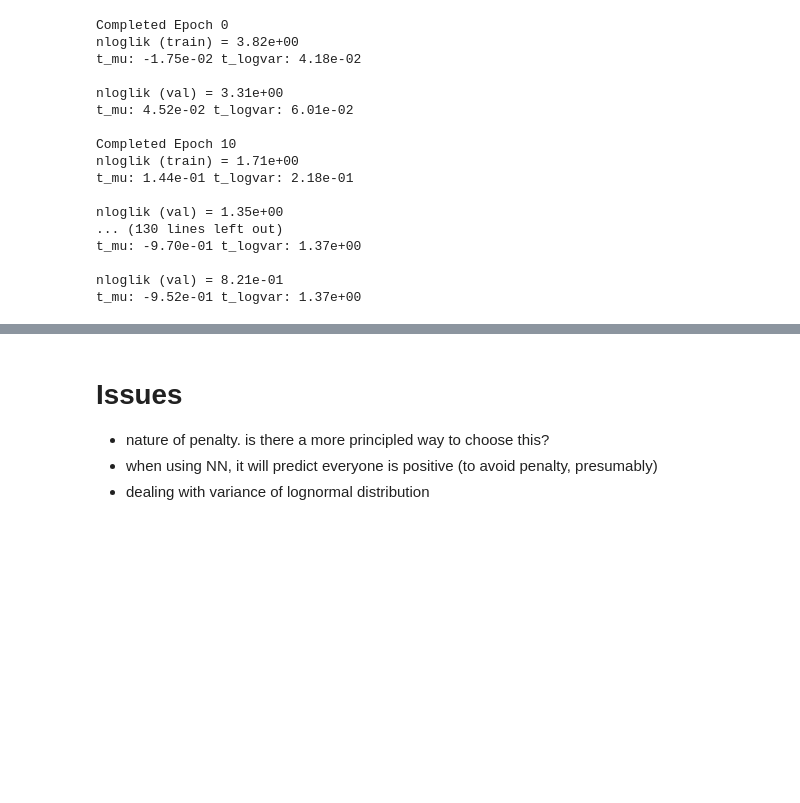
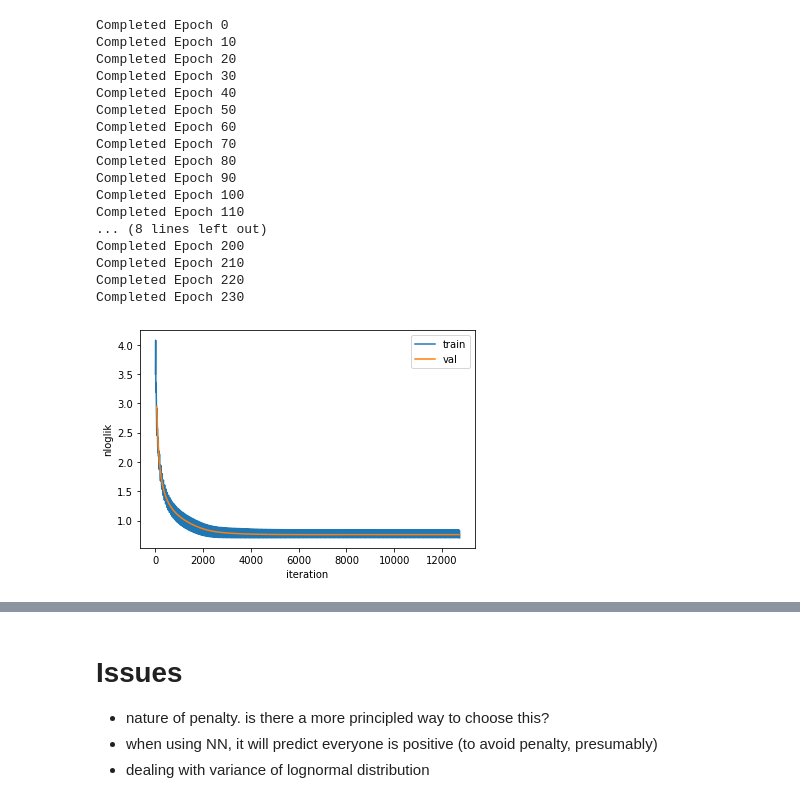
Before and after one commit to mengelhard/cft, a Jupyter notebook: notebooks/cft_sim.ipynb, the cells around one changed output, grey strips where cells are left out. Cells and saved outputs as stored; diff of their text form; code cells hidden in the pictures; blank space fills up the shorter version.

```diff
--- a/notebooks/cft_sim.ipynb
+++ b/notebooks/cft_sim.ipynb
@@ -101,30 +101,41 @@ c_val = c[val_idx:]
 # %%
 mdl = CFTModel()
 with tf.Session() as sess:
-    mdl.train(
+    train_stats, val_stats = mdl.train(
         sess, x_train, t_train, s_train, x_val, t_val, s_val,
         2000, max_epochs_no_improve=10, learning_rate=1e-3)
     c_pred = mdl.predict_c(sess, x_val)
     c_weights = mdl.get_c_weights(sess)
     t_pred = mdl.predict_t(sess, x_val)
+
+train_stats = list(zip(*train_stats))
+val_stats = list(zip(*val_stats))
+
+plt.plot(train_stats[0], train_stats[1], label='train')
+plt.plot(val_stats[0], val_stats[1], label='val')
+plt.xlabel('iteration')
+plt.ylabel('nloglik')
+plt.legend()
+plt.show()
 # %% [output]
 Completed Epoch 0
-nloglik (train) = 3.82e+00
-t_mu: -1.75e-02 t_logvar: 4.18e-02
-
-nloglik (val) = 3.31e+00
-t_mu: 4.52e-02 t_logvar: 6.01e-02
-
 Completed Epoch 10
-nloglik (train) = 1.71e+00
-t_mu: 1.44e-01 t_logvar: 2.18e-01
-
-nloglik (val) = 1.35e+00
-... (130 lines left out)
-t_mu: -9.70e-01 t_logvar: 1.37e+00
-
-nloglik (val) = 8.21e-01
-t_mu: -9.52e-01 t_logvar: 1.37e+00
+Completed Epoch 20
+Completed Epoch 30
+Completed Epoch 40
+Completed Epoch 50
+Completed Epoch 60
+Completed Epoch 70
+Completed Epoch 80
+Completed Epoch 90
+Completed Epoch 100
+Completed Epoch 110
+... (8 lines left out)
+Completed Epoch 200
+Completed Epoch 210
+Completed Epoch 220
+Completed Epoch 230
+[figure, added]
 # %%
 plt.hist(c_pred[c_val == 0], bins=np.linspace(0, 1, 100), alpha=.5)
 plt.hist(c_pred[c_val == 1], bins=np.linspace(0, 1, 100), alpha=.5)
```
Also changed, not shown: parts of 10 cells of this notebook, 2 other files.
